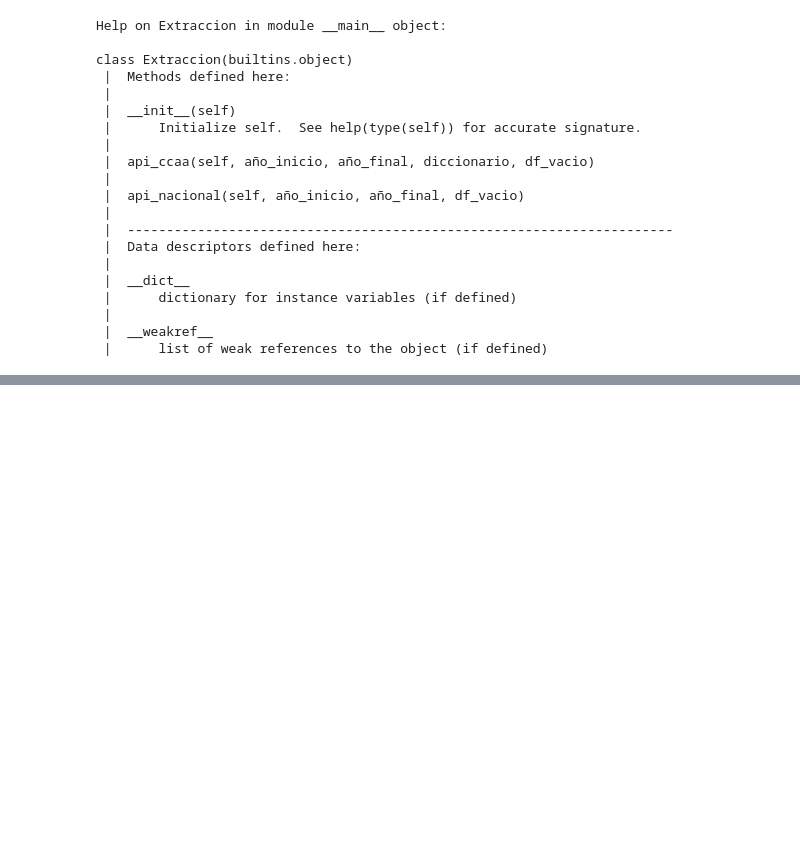
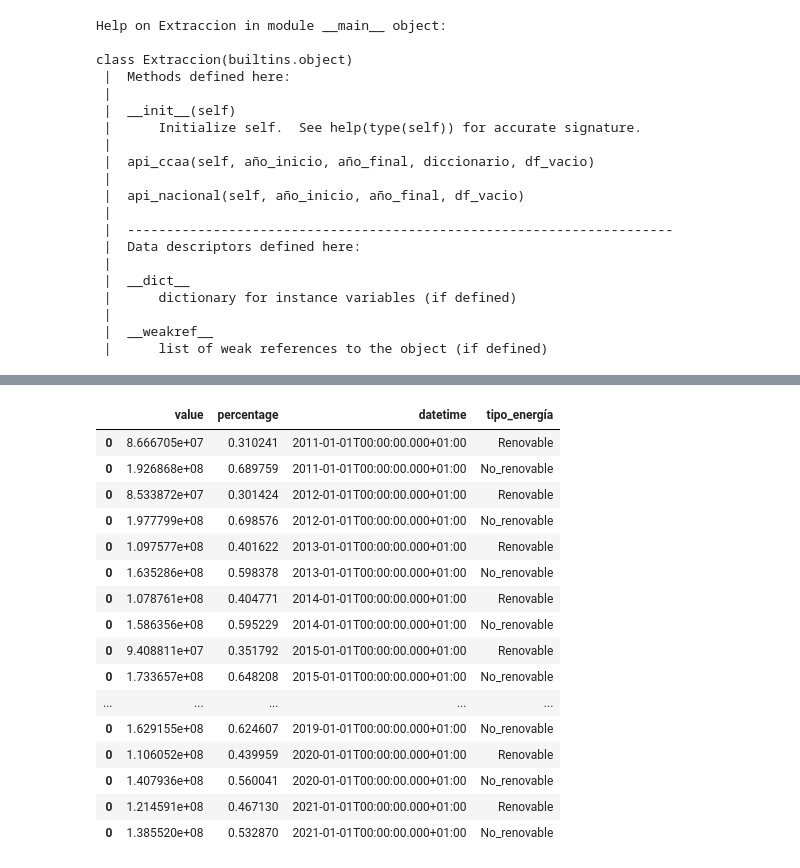
Before and after one commit to Adalab/promo_d_da_modulo2_sprint2_Lorena_AnaBelen, a Jupyter notebook: ejercicio6/pair_programming_ETL_3.ipynb, the cells around one changed output, grey strips where cells are left out. Saved outputs shown, nothing was run; the diff lists cells and outputs as text; code cells hidden in the pictures; blank space fills up the shorter version.

```diff
--- a/ejercicio6/pair_programming_ETL_3.ipynb
+++ b/ejercicio6/pair_programming_ETL_3.ipynb
@@ -166,0 +171,30 @@ class Limpieza:
+# %%
+class Limpieza:
+
+    def __init__(self, df):
+
+        self= self
+        self.df = df
+
+    def redondeo(self, columna):
+
+        self.columna = columna
+        self.df[columna] = [round(float(values),2) for values in self.df[columna]]
+        return self.df
+
+
+    def eliminar_columna (self, columna):
+        self.columna = columna
+
+        self.df.drop([columna], axis= 1, inplace= True)
+        return self.df
+
+    def cambiar_datetime(self, columna):
+        self.columna = columna
+
+        self.df['fecha'] = self.df[columna].str.split("T", expand = True, n=1).get(0)
+        self.df["fecha"] = pd.to_datetime(self.df["fecha"])
+        self.df.drop([columna], axis = 1, inplace= True)
+        return self.df
+# %%
+limpieza = Limpieza(df_nacional)
@@ -166,0 +211,20 @@ class Limpieza:
+# %%
+limpieza.redondeo('value')
+# %% [output]
+|  | value | percentage | datetime | tipo_energía |
+| 0 | 8.666705e+07 | 0.310241 | 2011-01-01T00:00:00.000+01:00 | Renovable |
+| 0 | 1.926868e+08 | 0.689759 | 2011-01-01T00:00:00.000+01:00 | No_renovable |
+| 0 | 8.533872e+07 | 0.301424 | 2012-01-01T00:00:00.000+01:00 | Renovable |
+| 0 | 1.977799e+08 | 0.698576 | 2012-01-01T00:00:00.000+01:00 | No_renovable |
+| 0 | 1.097577e+08 | 0.401622 | 2013-01-01T00:00:00.000+01:00 | Renovable |
+| 0 | 1.635286e+08 | 0.598378 | 2013-01-01T00:00:00.000+01:00 | No_renovable |
+| 0 | 1.078761e+08 | 0.404771 | 2014-01-01T00:00:00.000+01:00 | Renovable |
+| 0 | 1.586356e+08 | 0.595229 | 2014-01-01T00:00:00.000+01:00 | No_renovable |
+| 0 | 9.408811e+07 | 0.351792 | 2015-01-01T00:00:00.000+01:00 | Renovable |
+| 0 | 1.733657e+08 | 0.648208 | 2015-01-01T00:00:00.000+01:00 | No_renovable |
+| ... | ... | ... | ... | ... |
+| 0 | 1.629155e+08 | 0.624607 | 2019-01-01T00:00:00.000+01:00 | No_renovable |
+| 0 | 1.106052e+08 | 0.439959 | 2020-01-01T00:00:00.000+01:00 | Renovable |
+| 0 | 1.407936e+08 | 0.560041 | 2020-01-01T00:00:00.000+01:00 | No_renovable |
+| 0 | 1.214591e+08 | 0.467130 | 2021-01-01T00:00:00.000+01:00 | Renovable |
+| 0 | 1.385520e+08 | 0.532870 | 2021-01-01T00:00:00.000+01:00 | No_renovable |
```
Also changed, not shown: parts of 13 cells of this notebook, 3 other files.
